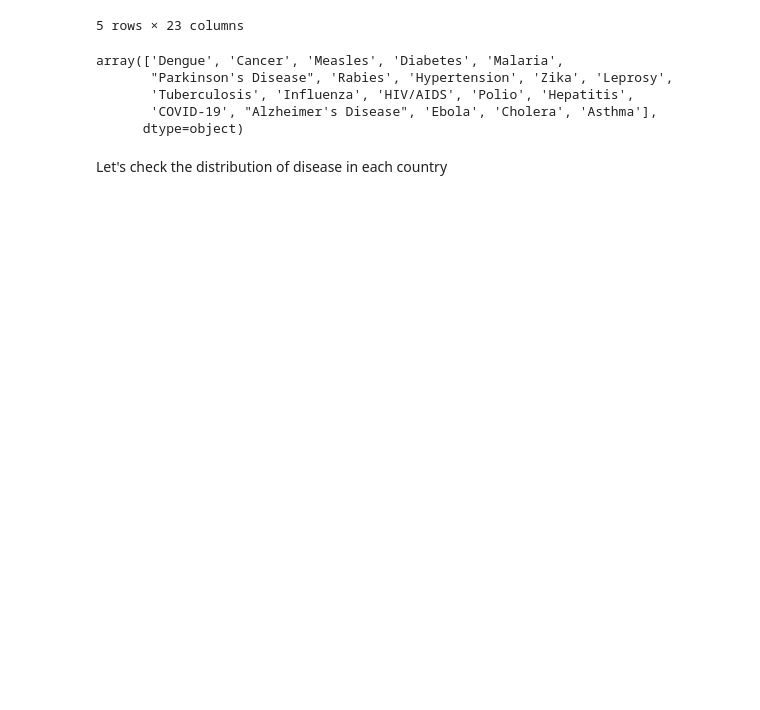
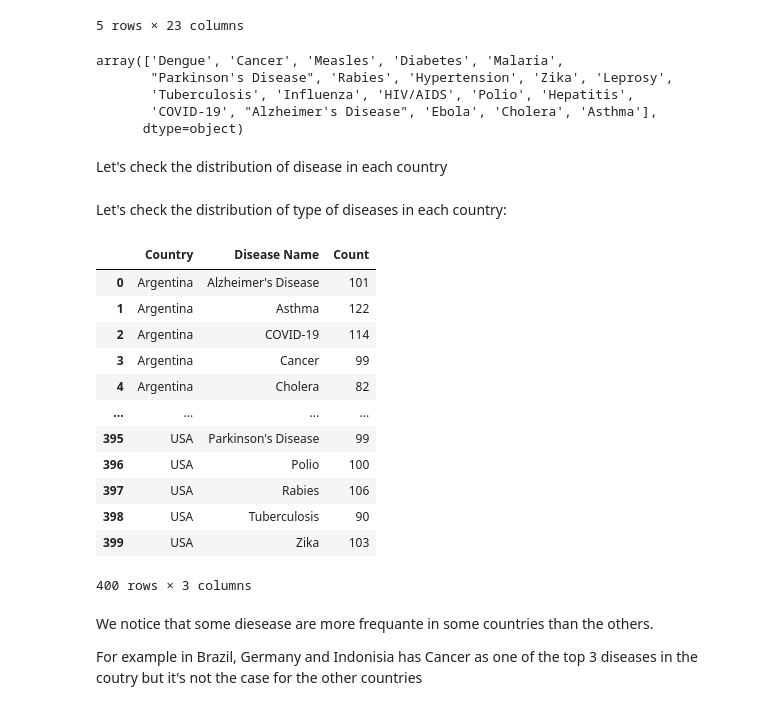
Before and after one commit to Rahifhiba/Distribution_of-diseases-in-the-world, a Jupyter notebook: propagation of diseases in the world.ipynb, the cells around one changed output. Drawn from its saved outputs; the diff is of its cells as text; code cells hidden in the pictures; blank space fills up the shorter version.

```diff
--- a/propagation of diseases in the world.ipynb
+++ b/propagation of diseases in the world.ipynb
@@ -191,0 +227,2 @@ fig.show()
+# %% [markdown]
+Let's check the distribution of type of diseases in each country:
@@ -191,0 +274,16 @@ fig.show()
+# %%
+df_counts
+# %% [output]
+|  | Country | Disease Name | Count |
+| 0 | Argentina | Alzheimer's Disease | 101 |
+| 1 | Argentina | Asthma | 122 |
+| 2 | Argentina | COVID-19 | 114 |
+| 3 | Argentina | Cancer | 99 |
+| 4 | Argentina | Cholera | 82 |
+| ... | ... | ... | ... |
+| 395 | USA | Parkinson's Disease | 99 |
+| 396 | USA | Polio | 100 |
+| 397 | USA | Rabies | 106 |
+| 398 | USA | Tuberculosis | 90 |
+| 399 | USA | Zika | 103 |
+400 rows × 3 columns
@@ -191,0 +310,4 @@ fig.show()
+# %% [markdown]
+We notice that some diesease are more frequante in some countries than the others.
+
+For example in Brazil, Germany and Indonisia has Cancer as one of the top 3 diseases in the coutry but it's not the case for the other countries
```
Also changed, not shown: parts of 6 cells of this notebook.
